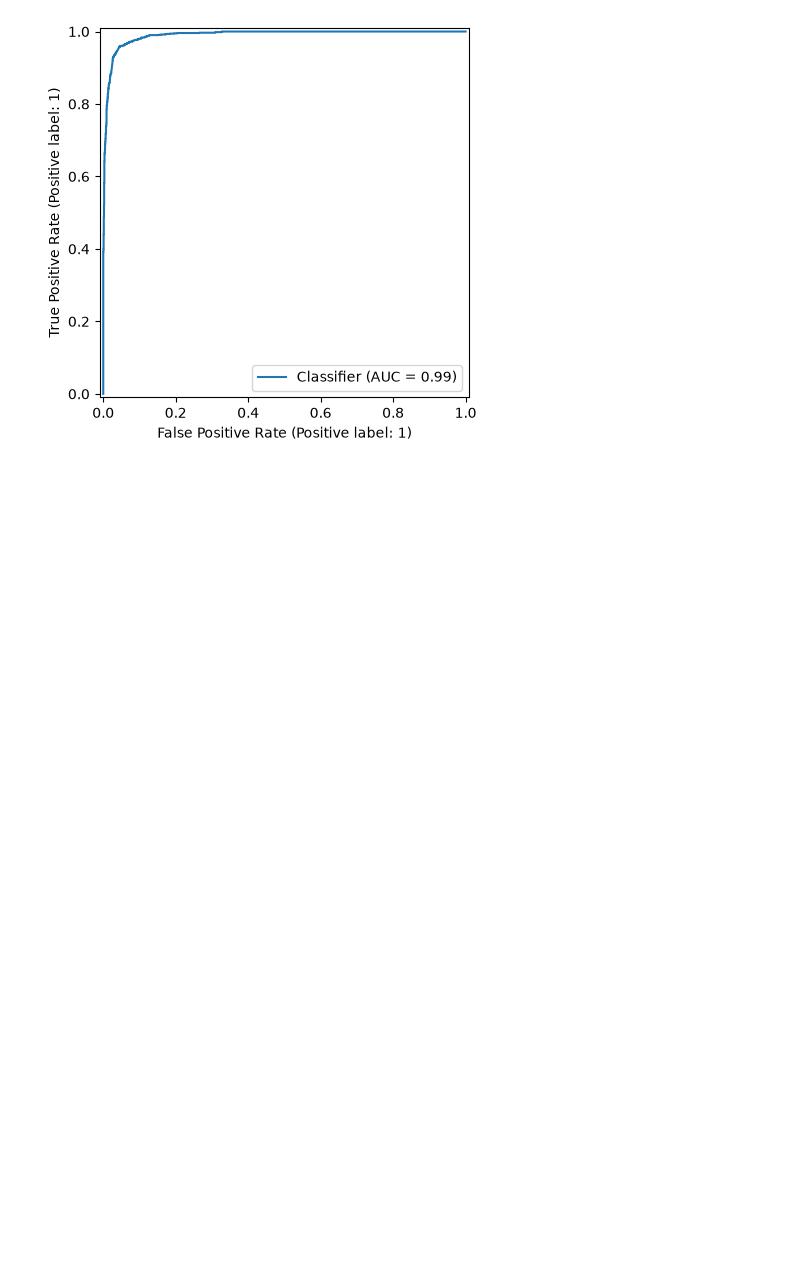
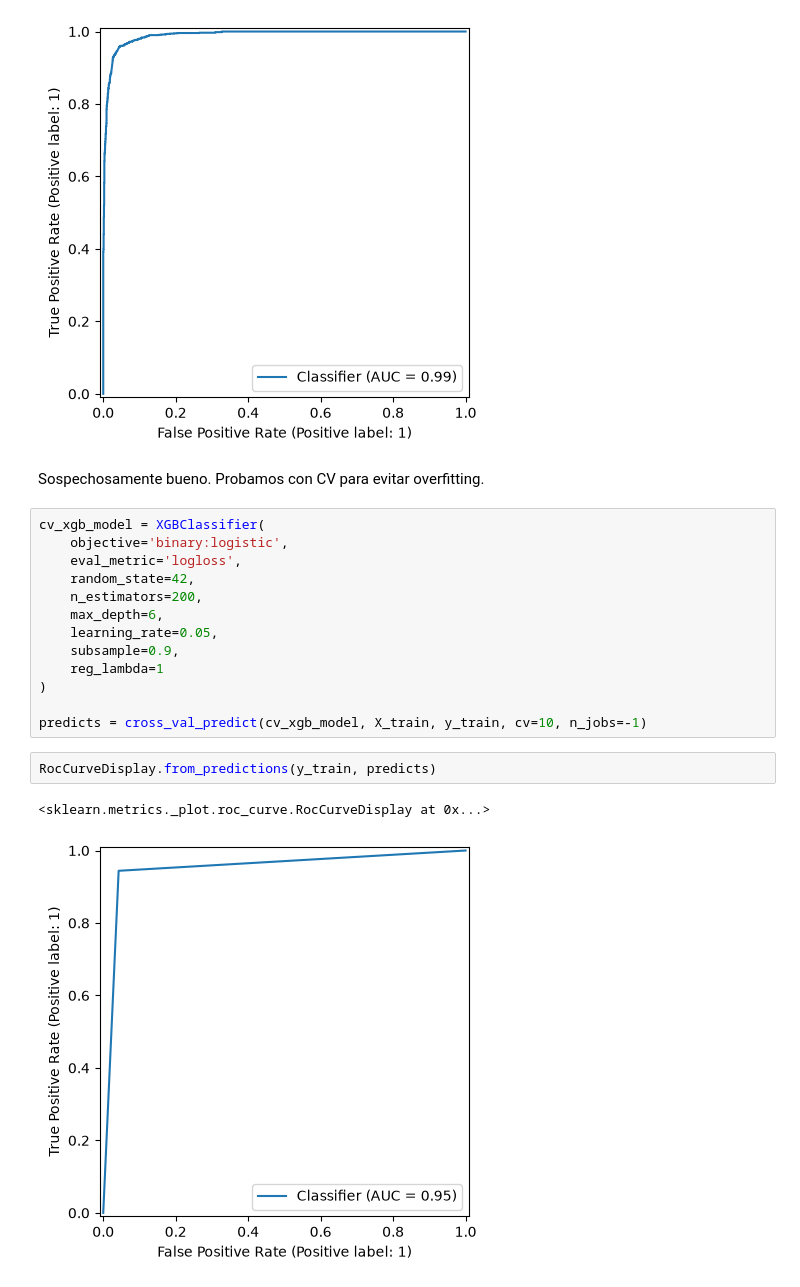
Before and after one commit to LCampi01/machine_learning_ceia, a Jupyter notebook: 07_xgboost.ipynb, the cells around one changed output. Drawn from its saved outputs; the diff is of its cells as text; blank space fills up the shorter version.

```diff
--- a/07_xgboost.ipynb
+++ b/07_xgboost.ipynb
@@ -112,3 +114,23 @@ RocCurveDisplay.from_predictions(y_test, y_scores)
 # %% [output]
 <sklearn.metrics._plot.roc_curve.RocCurveDisplay at 0x...>
 [figure]
+# %% [markdown]
+Sospechosamente bueno. Probamos con CV para evitar overfitting.
+# %%
+cv_xgb_model = XGBClassifier(
+    objective='binary:logistic',
+    eval_metric='logloss',
+    random_state=42,
+    n_estimators=200,
+    max_depth=6,
+    learning_rate=0.05,
+    subsample=0.9,
+    reg_lambda=1
+)
+
+predicts = cross_val_predict(cv_xgb_model, X_train, y_train, cv=10, n_jobs=-1)
+# %%
+RocCurveDisplay.from_predictions(y_train, predicts)
+# %% [output]
+<sklearn.metrics._plot.roc_curve.RocCurveDisplay at 0x...>
+[figure, added]
```
Also changed, not shown: parts of 4 cells of this notebook.
